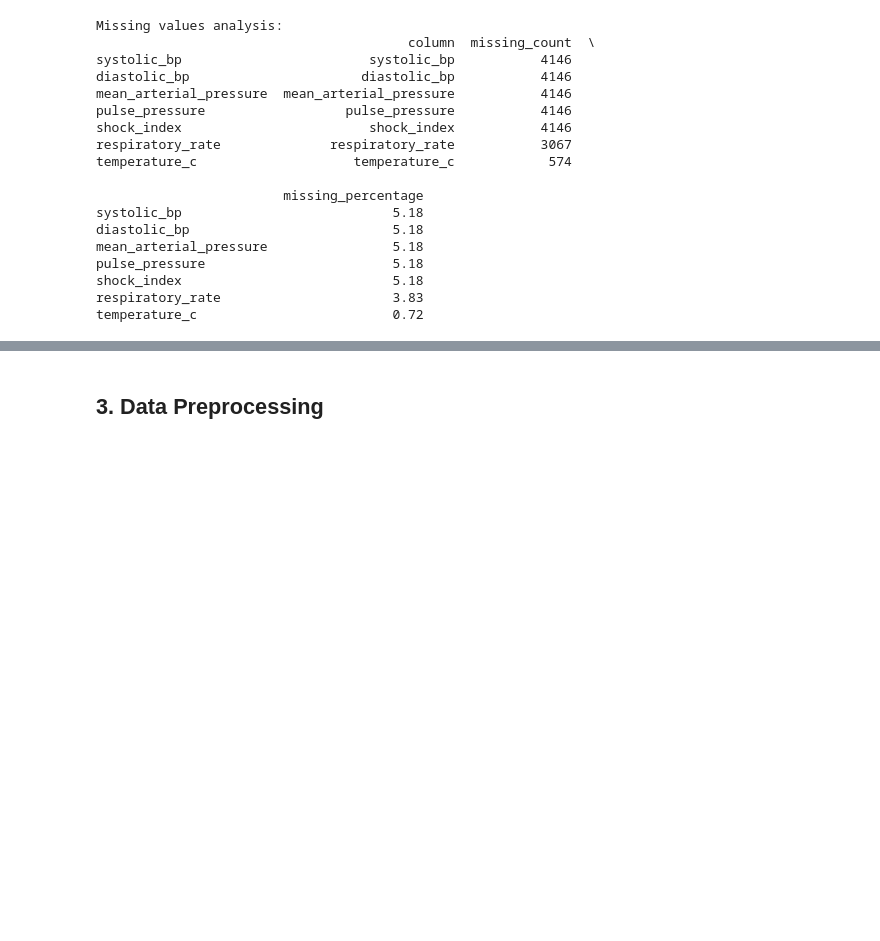
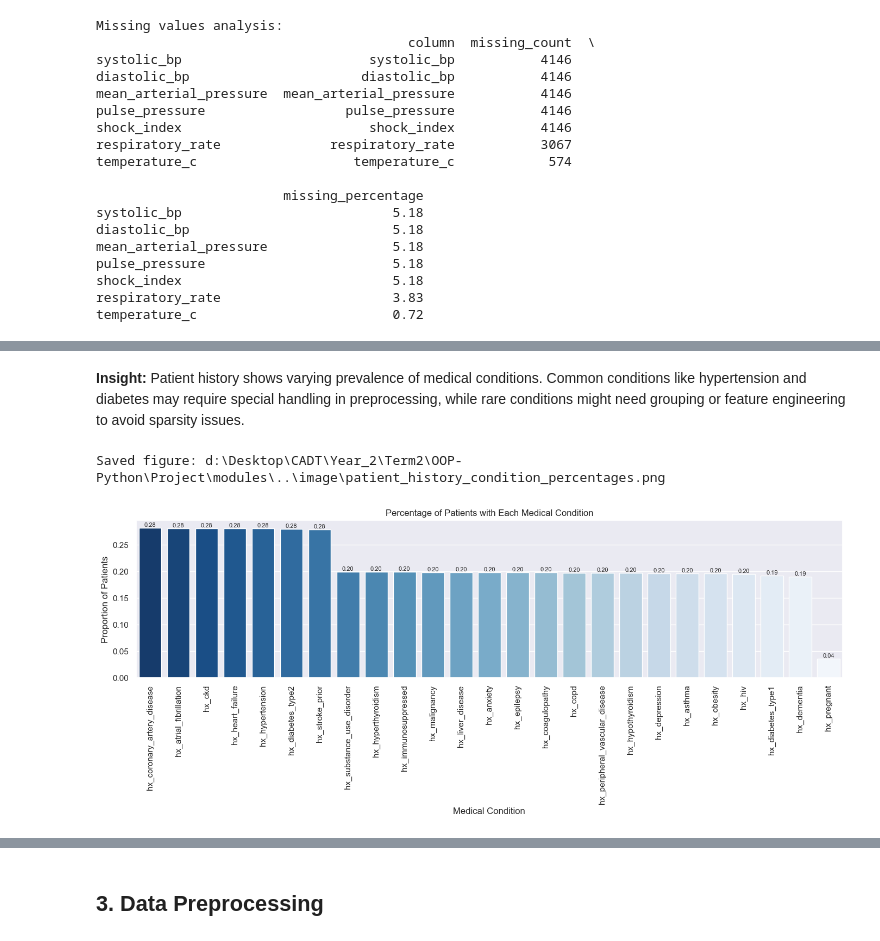
Before and after one commit to ztongg-str/lifier_py_project, a Jupyter notebook: y2-t2.ipynb, the cells around one changed output, grey strips where cells are left out. Saved outputs shown, nothing was run; the diff lists cells and outputs as text; code cells hidden in the pictures; blank space fills up the shorter version.

```diff
--- a/y2-t2.ipynb
+++ b/y2-t2.ipynb
@@ -144,0 +168,8 @@ Saved figure: d:\Desktop\CADT\Year_2\Term2\OOP-Python\Project\modules\..\image\n
+# %% [markdown]
+**Insight:** Patient history shows varying prevalence of medical conditions. Common conditions like hypertension and diabetes may require special handling in preprocessing, while rare conditions might need grouping or feature engineering to avoid sparsity issues.
+# %%
+# Plot condition percentages
+patient_history_visualizer.plot(plot_type="condition_percentages")
+# %% [output]
+Saved figure: d:\Desktop\CADT\Year_2\Term2\OOP-Python\Project\modules\..\image\patient_history_condition_percentages.png
+[figure, added]
```
Also changed, not shown: parts of 47 cells of this notebook, 29 other files.
